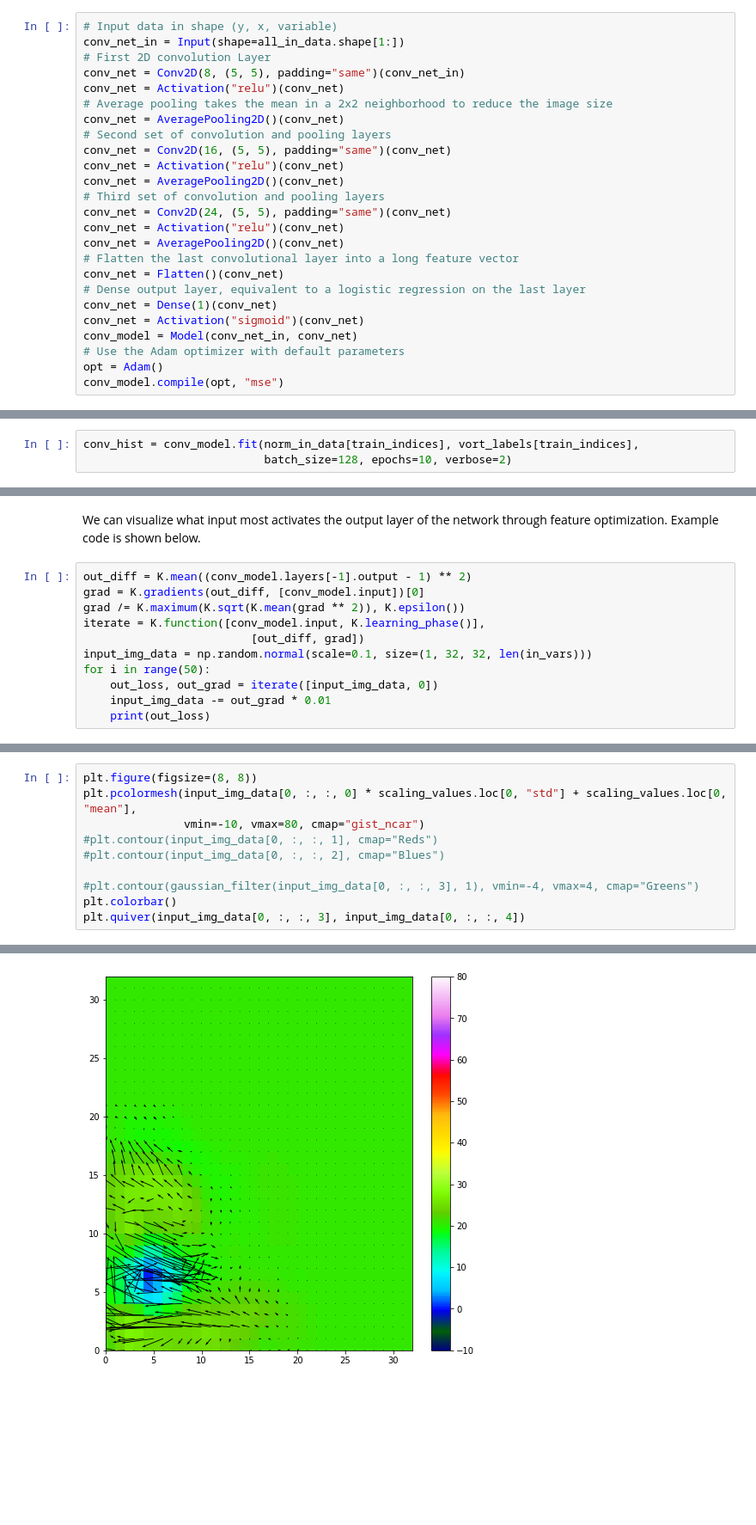
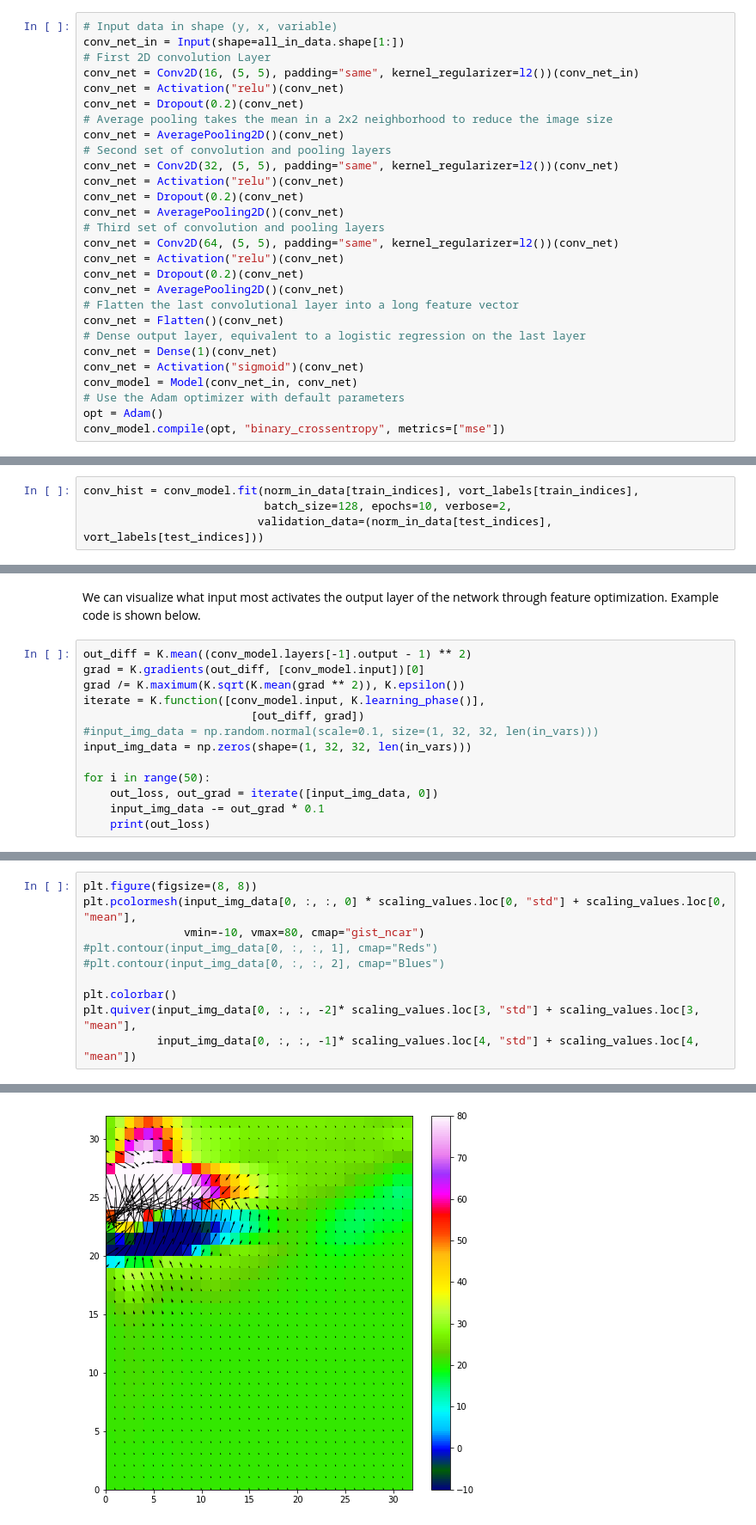
Before and after one commit to djgagne/swirlnet, a Jupyter notebook: notebooks/deep_swirl_tutorial.ipynb, the cells around one changed output, grey strips where cells are left out. Shown at 86% size. Cells and saved outputs as stored; diff of their text form; blank space fills up the shorter version.

```diff
--- a/notebooks/deep_swirl_tutorial.ipynb
+++ b/notebooks/deep_swirl_tutorial.ipynb
@@ -328,17 +334,20 @@ Next we build a convolutional neural network to predict the probability of a mes
 # Input data in shape (y, x, variable)
 conv_net_in = Input(shape=all_in_data.shape[1:])
 # First 2D convolution Layer
-conv_net = Conv2D(8, (5, 5), padding="same")(conv_net_in)
+conv_net = Conv2D(16, (5, 5), padding="same", kernel_regularizer=l2())(conv_net_in)
 conv_net = Activation("relu")(conv_net)
+conv_net = Dropout(0.2)(conv_net)
 # Average pooling takes the mean in a 2x2 neighborhood to reduce the image size
 conv_net = AveragePooling2D()(conv_net)
 # Second set of convolution and pooling layers
-conv_net = Conv2D(16, (5, 5), padding="same")(conv_net)
+conv_net = Conv2D(32, (5, 5), padding="same", kernel_regularizer=l2())(conv_net)
 conv_net = Activation("relu")(conv_net)
+conv_net = Dropout(0.2)(conv_net)
 conv_net = AveragePooling2D()(conv_net)
 # Third set of convolution and pooling layers
-conv_net = Conv2D(24, (5, 5), padding="same")(conv_net)
+conv_net = Conv2D(64, (5, 5), padding="same", kernel_regularizer=l2())(conv_net)
 conv_net = Activation("relu")(conv_net)
+conv_net = Dropout(0.2)(conv_net)
 conv_net = AveragePooling2D()(conv_net)
 # Flatten the last convolutional layer into a long feature vector
 conv_net = Flatten()(conv_net)
@@ -348,7 +357,7 @@ conv_net = Activation("sigmoid")(conv_net)
 conv_model = Model(conv_net_in, conv_net)
 # Use the Adam optimizer with default parameters
 opt = Adam()
-conv_model.compile(opt, "mse")
+conv_model.compile(opt, "binary_crossentropy", metrics=["mse"])
 # %%
 conv_model.summary()
 # %% [output]
@@ -371,5 +380,6 @@ Non-trainable params: 0
 _________________________________________________________________
 # %%
 conv_hist = conv_model.fit(norm_in_data[train_indices], vort_labels[train_indices],
-                           batch_size=128, epochs=10, verbose=2)
+                           batch_size=128, epochs=10, verbose=2,
+                          validation_data=(norm_in_data[test_indices], vort_labels[test_indices]))
 # %% [output]
@@ -495,9 +506,11 @@ grad = K.gradients(out_diff, [conv_model.input])[0]
 grad /= K.maximum(K.sqrt(K.mean(grad ** 2)), K.epsilon())
 iterate = K.function([conv_model.input, K.learning_phase()],
                          [out_diff, grad])
-input_img_data = np.random.normal(scale=0.1, size=(1, 32, 32, len(in_vars)))
+#input_img_data = np.random.normal(scale=0.1, size=(1, 32, 32, len(in_vars)))
+input_img_data = np.zeros(shape=(1, 32, 32, len(in_vars)))
+
 for i in range(50):
     out_loss, out_grad = iterate([input_img_data, 0])
-    input_img_data -= out_grad * 0.01
+    input_img_data -= out_grad * 0.1
     print(out_loss)
 # %% [output]
@@ -521,16 +534,16 @@ for i in range(50):
 # %%
 plt.figure(figsize=(8, 8))
 plt.pcolormesh(input_img_data[0, :, :, 0] * scaling_values.loc[0, "std"] + scaling_values.loc[0, "mean"],
                vmin=-10, vmax=80, cmap="gist_ncar")
 #plt.contour(input_img_data[0, :, :, 1], cmap="Reds")
 #plt.contour(input_img_data[0, :, :, 2], cmap="Blues")
 
-#plt.contour(gaussian_filter(input_img_data[0, :, :, 3], 1), vmin=-4, vmax=4, cmap="Greens")
 plt.colorbar()
-plt.quiver(input_img_data[0, :, :, 3], input_img_data[0, :, :, 4])
+plt.quiver(input_img_data[0, :, :, -2]* scaling_values.loc[3, "std"] + scaling_values.loc[3, "mean"],
+           input_img_data[0, :, :, -1]* scaling_values.loc[4, "std"] + scaling_values.loc[4, "mean"])
 # %% [output]
 <matplotlib.quiver.Quiver at 0x...>
-[figure, old version]
+[figure, new version]
 # %%
 plt.figure(figsize=(8, 8))
 plt.pcolormesh(input_img_data[0, :, :, 0],
```
Also changed, not shown: parts of 19 cells of this notebook.
